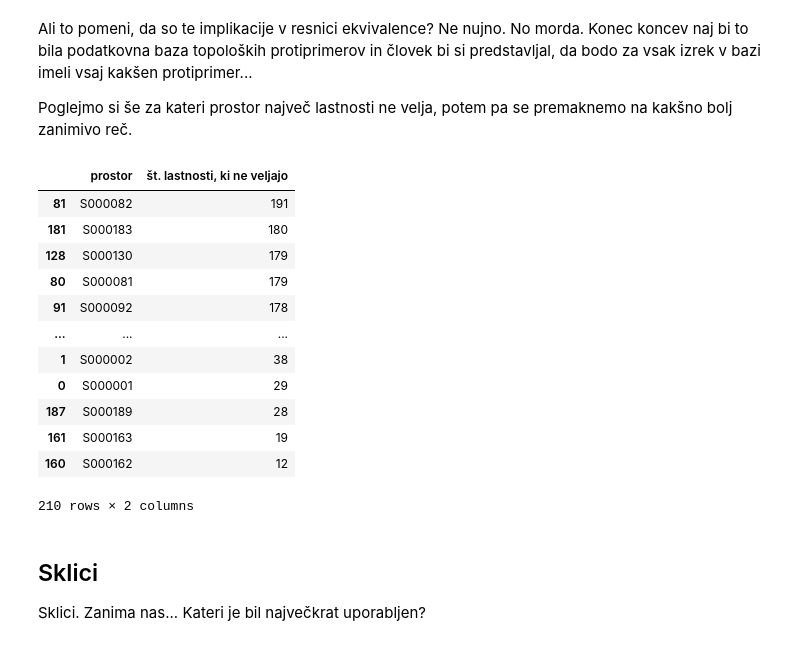
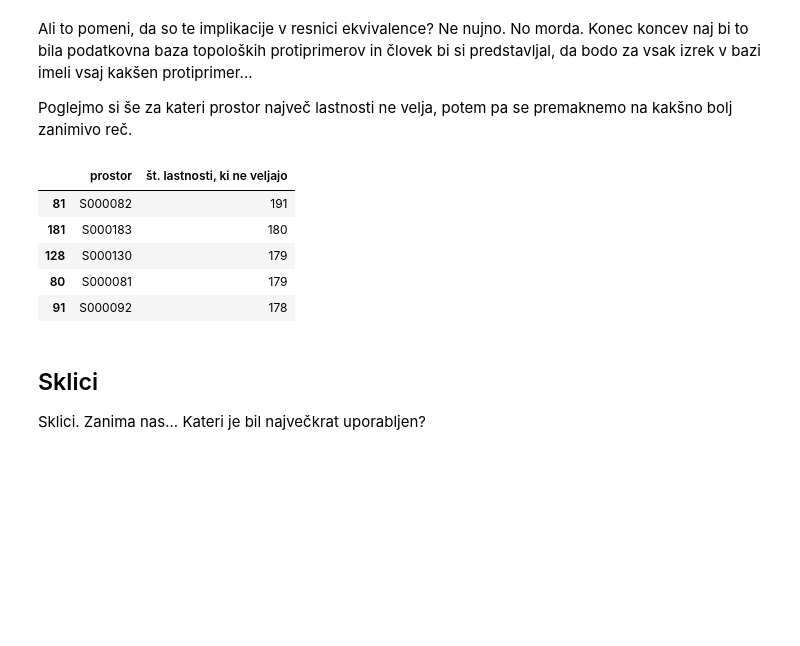
Before and after one commit to MaksZnidarsic/uvp-projektna, a Jupyter notebook: analiza/analiza.ipynb, the cells around one changed output. Saved outputs shown, nothing was run; the diff lists cells and outputs as text; code cells hidden in the pictures; blank space fills up the shorter version.

```diff
--- a/analiza/analiza.ipynb
+++ b/analiza/analiza.ipynb
@@ -46,21 +39,14 @@ Poglejmo si še za kateri prostor največ lastnosti ne velja, potem pa se premak
 # %%
 podatki = [ [ x, len([ y for y in prostori_lastnosti[x].values() if not y ]) ] for x in prostori_lastnosti ]
 df = pd.DataFrame(podatki, columns = [ 'prostor', 'št. lastnosti, ki ne veljajo' ])
-df.sort_values('št. lastnosti, ki ne veljajo', ascending = False)
+df.sort_values('št. lastnosti, ki ne veljajo', ascending = False).head(5)
 # %% [output]
 |  | prostor | št. lastnosti, ki ne veljajo |
 | 81 | S000082 | 191 |
 | 181 | S000183 | 180 |
 | 128 | S000130 | 179 |
 | 80 | S000081 | 179 |
 | 91 | S000092 | 178 |
-| ... | ... | ... |
-| 1 | S000002 | 38 |
-| 0 | S000001 | 29 |
-| 187 | S000189 | 28 |
-| 161 | S000163 | 19 |
-| 160 | S000162 | 12 |
-210 rows × 2 columns
 # %% [markdown]
 ## Sklici
 
```
Also changed, not shown: parts of 4 cells of this notebook.
